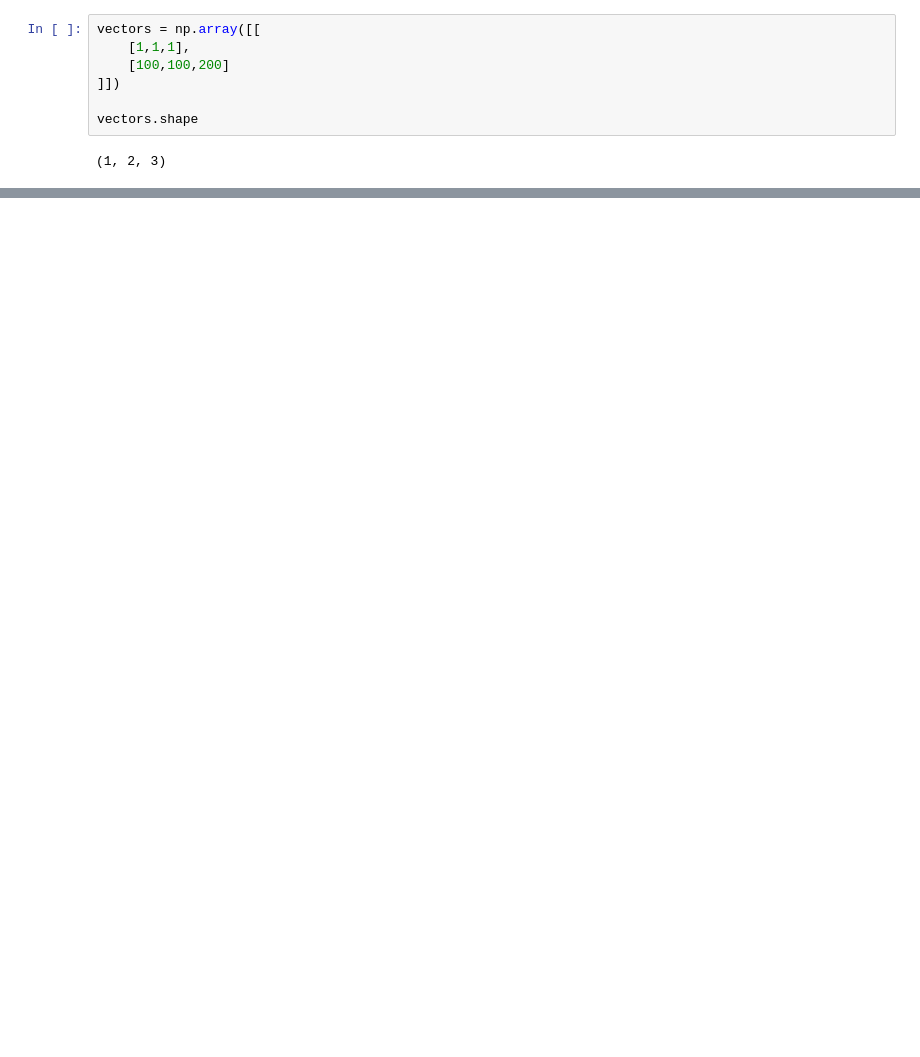
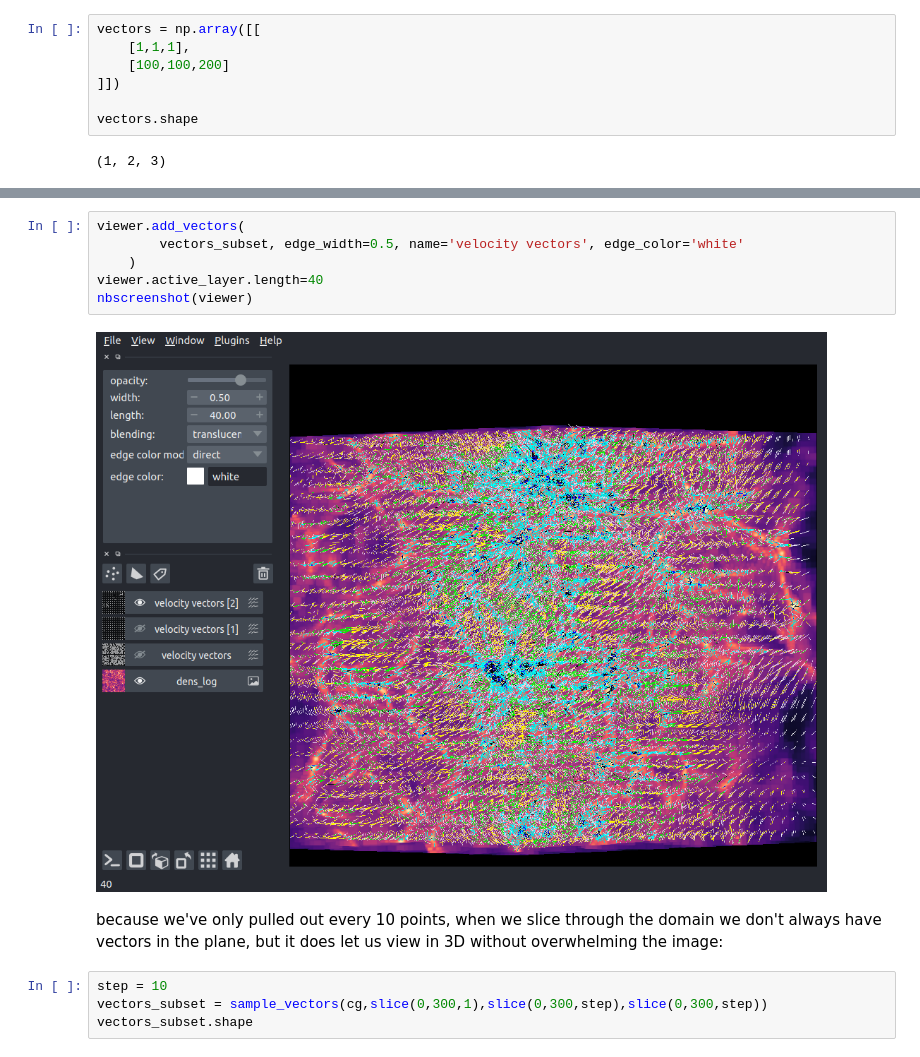
Before and after one commit to chrishavlin/yt_scratch, a Jupyter notebook: notebooks/yt_napari_part_2.ipynb, the cells around one changed output, grey strips where cells are left out. Cells and saved outputs as stored; diff of their text form; blank space fills up the shorter version.

```diff
--- a/notebooks/yt_napari_part_2.ipynb
+++ b/notebooks/yt_napari_part_2.ipynb
@@ -233,0 +301,14 @@ vectors = np.array(vectors)
+# %%
+viewer.add_vectors(
+        vectors_subset, edge_width=0.5, name='velocity vectors', edge_color='white'
+    )
+viewer.active_layer.length=40
+nbscreenshot(viewer)
+# %% [output]
+[figure, added]
+# %% [markdown]
+because we've only pulled out every 10 points, when we slice through the domain we don't always have vectors in the plane, but it does let us view in 3D without overwhelming the image:
+# %%
+step = 10
+vectors_subset = sample_vectors(cg,slice(0,300,1),slice(0,300,step),slice(0,300,step))
+vectors_subset.shape
```
Also changed, not shown: parts of 47 cells of this notebook, 3 other files.
